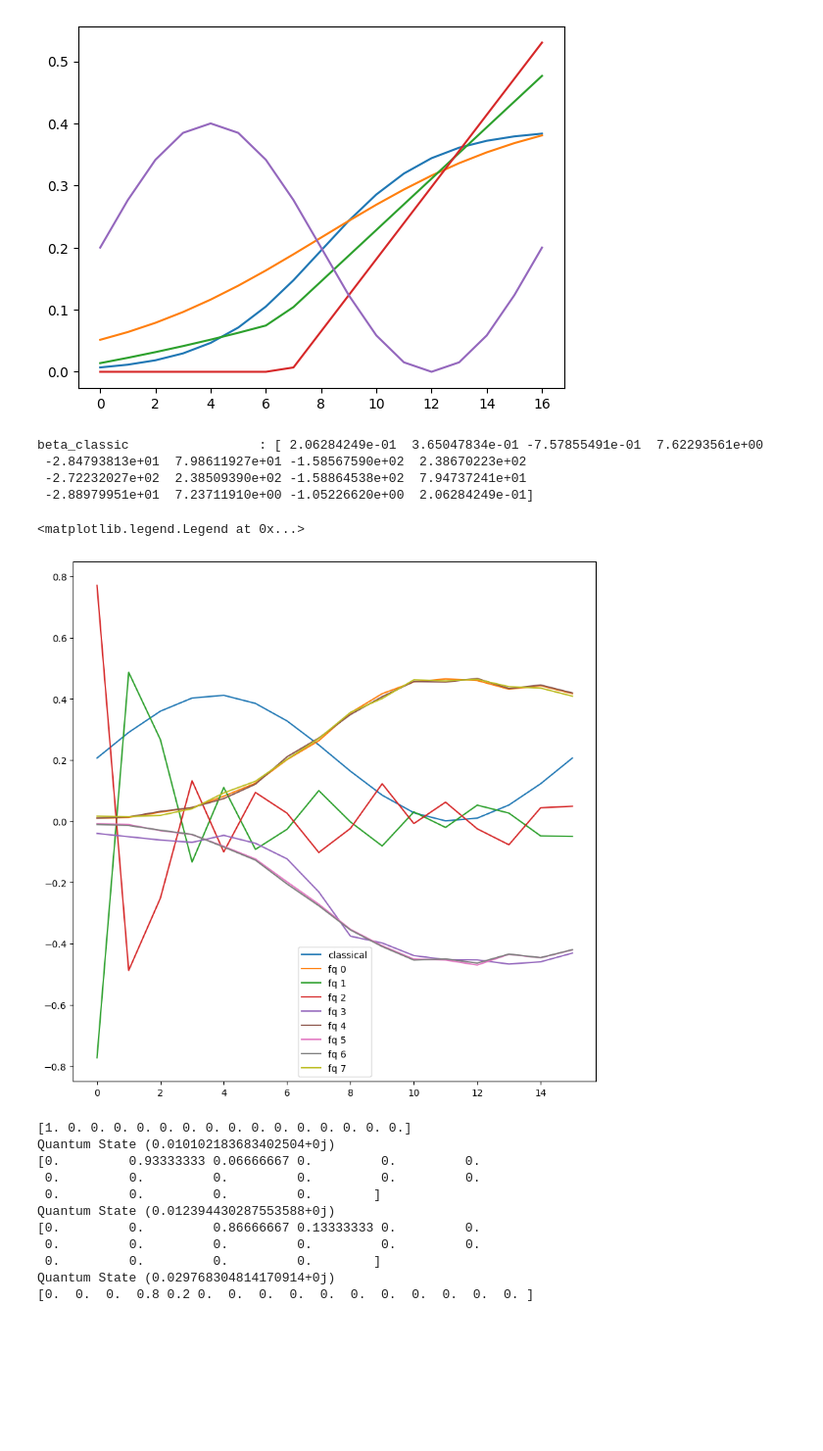
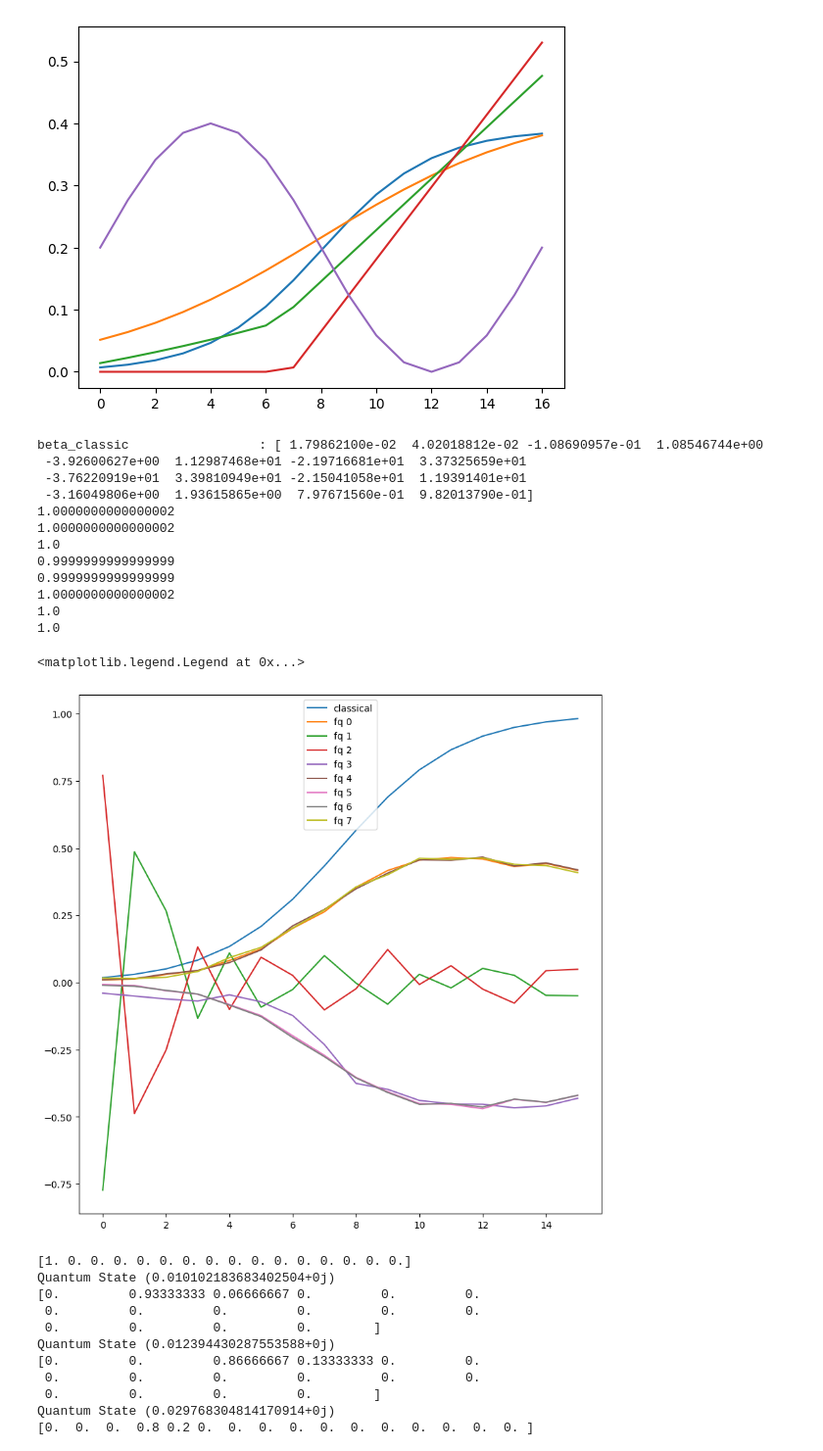
Before and after one commit to inajetovic/Variational-Quantum-Splines, a Jupyter notebook: vi_res_gvqs.ipynb, the cells around one changed output. Shown: that part at 98% size. Saved outputs shown, nothing was run; the diff lists cells and outputs as text; code cells hidden in the pictures; blank space fills up the shorter version.

Commit message:
visualization

```diff
--- a/visualize_results.ipynb
+++ b/vi_res_gvqs.ipynb
@@ -4,12 +4,20 @@ import seaborn as sns
 import pandas as pd
 import numpy as np
 from vqls import *
+from utils import *
 
-label = 'sigmoid'
+label = 'sin'
 nq = 4
 n_step = 16
+func_out = {'sigmoid': sigmoid_t,'tanh': tanh_t,'elu': elu_t, 'relu': relu_t, 'sin':sin_m}
+func_list = list(func_out.keys())
+func_dict = {'sigmoid': .0,'tanh': 1.0,'elu':.12, 'relu':.0, 'sin':.0}
 
-file_path = f"results_{label}_{nq}.json"
-file_path = 'results_vqs_sigmoid_1_20.json'
+pnq = {'3':(3,8),
+        '4':(4,16)}
+columns=['function', 'nq', 'knot', 'training cost', 'time(s)', 'weights', 'RSS_h', 'RSS_q' ]
+
+file_path = f"results_gvqs_{label}_{nq}.json"
+file_path = 'results_vqs_sin_1_20.json'
 # %%
 df = pd.read_json(file_path)
@@ -82,36 +111,56 @@ relu 1.0751889368850482
 sin 2.5
 [figure]
 # %%
+lower = 0.
+upper = 1.
+f_i = func_dict[label]
+scaled=False
+func = func_out[label]
+x = np.arange(lower, upper + .03, (upper-lower)/n_step).tolist()
+xx = np.linspace(lower, upper, n_step) ##inputs sampling in the interval 0,1
+y = [func(value,f_i) for value in x]
+matrix,vector,v_norm = GeneralizedVQS_System(n_step,label,x,xx,scaled=scaled)
 c = np.linalg.solve(matrix,vector)
 print('beta_classic                 :',c)
 plt.figure(figsize=(10,10))
 
 y_c=np.dot(matrix,c) #classic
 plt.plot(range(len(y_c)),y_c, label="classical")
+k_numb=np.linalg.cond(np.array(matrix))
+
+vqls_circuit = VQLS(matrix,v_norm,nq,opt='COBYLA')
 
 for i,item in enumerate(df['in_train_weights']):
   weights = item[argM[i]]
   q = vqls_circuit.solution(weights).real
   y_q=np.dot(matrix,q) #hybrid
                         #Quantum
 
   y_fq=[]
   for el in matrix:
     y_fq.append(vqls_circuit.direct_prod2(weights,el))
-
+  print(np.linalg.norm(q))
   #plt.plot(range(len(y_fq)),y_q,label= f"h {i}")
   if i == 30:
     plt.plot(range(len(y_fq)),y_fq,label= f"fq {i}", linewidth = 10)
   else:
     plt.plot(range(len(y_fq)),y_fq,label= f"fq {i}")
 plt.legend()
 # %% [output]
-beta_classic                 : [ 2.06284249e-01  3.65047834e-01 -7.57855491e-01  7.62293561e+00
- -2.84793813e+01  7.98611927e+01 -1.58567590e+02  2.38670223e+02
- -2.72232027e+02  2.38509390e+02 -1.58864538e+02  7.94737241e+01
- -2.88979951e+01  7.23711910e+00 -1.05226620e+00  2.06284249e-01]
+beta_classic                 : [ 1.79862100e-02  4.02018812e-02 -1.08690957e-01  1.08546744e+00
+ -3.92600627e+00  1.12987468e+01 -2.19716681e+01  3.37325659e+01
+ -3.76220919e+01  3.39810949e+01 -2.15041058e+01  1.19391401e+01
+ -3.16049806e+00  1.93615865e+00  7.97671560e-01  9.82013790e-01]
+1.0000000000000002
+1.0000000000000002
+1.0
+0.9999999999999999
+0.9999999999999999
+1.0000000000000002
+1.0
+1.0
 <matplotlib.legend.Legend at 0x...>
-[figure, old version]
+[figure, new version]
 # %%
 best = np.argmin(df['rmse'])
 weights = df['weights'][best]
```
Also changed, not shown: parts of 5 cells of this notebook, 6 other files.
